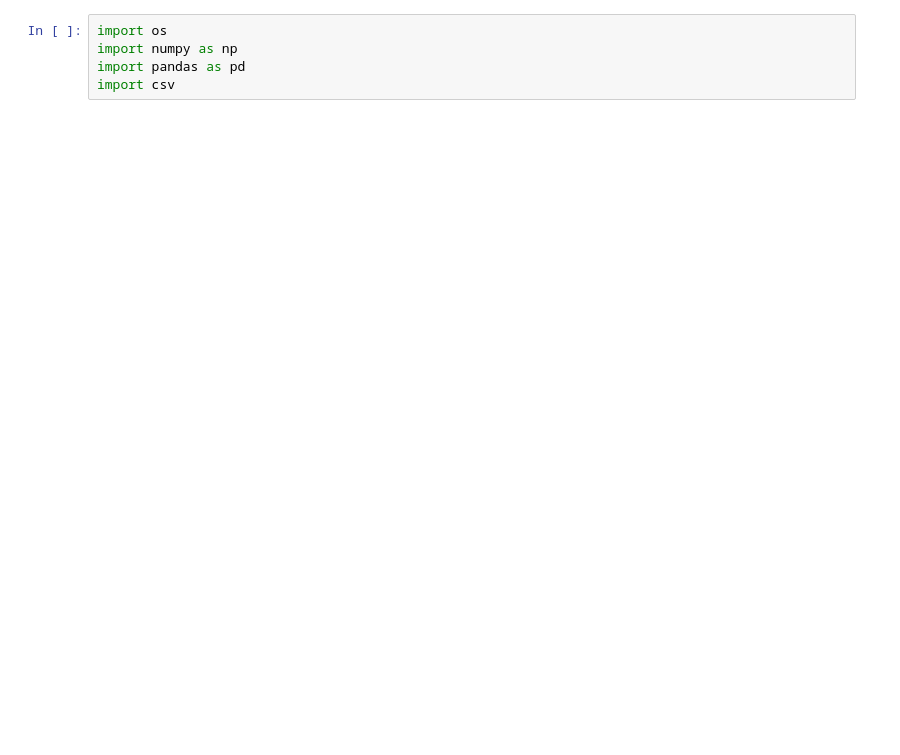
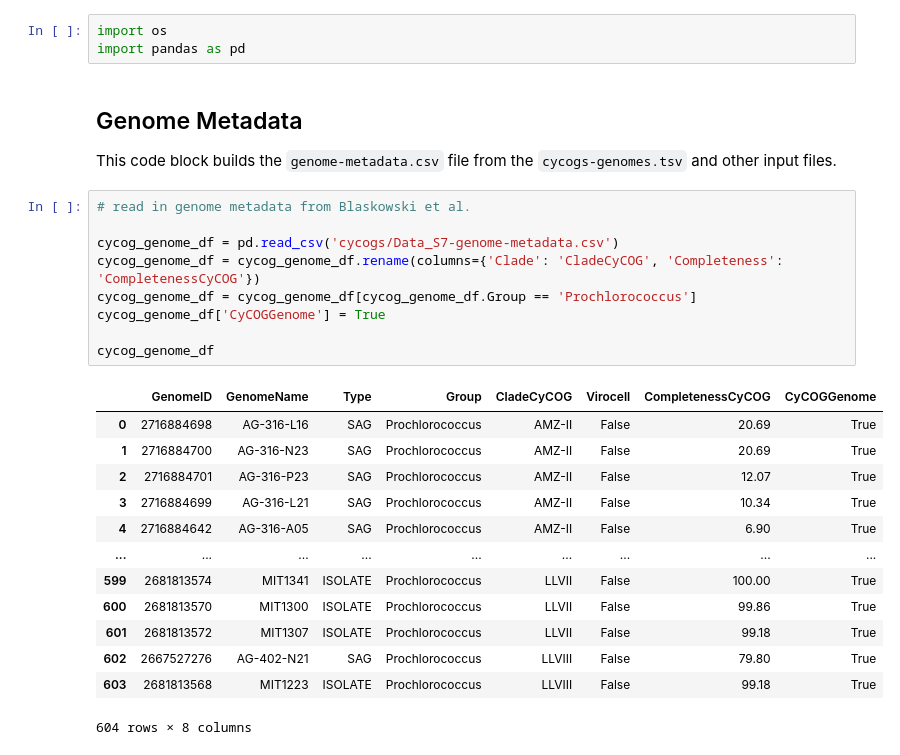
Before and after one commit to Jonahv11/cyano-serralysins, a Jupyter notebook: data/assemble-data-inputs.ipynb, the cells around one changed output. Cells and saved outputs as stored; diff of their text form; blank space fills up the shorter version.

```diff
--- a/data/assemble-data-inputs.ipynb
+++ b/data/assemble-data-inputs.ipynb
@@ -22,6 +27,31 @@ The outputs of this notebook are the following files:
        - `MappingName`, `CyCOGID`, `GenomeName`, `GeneID`, `GeneID`
 # %%
 import os
-import numpy as np
 import pandas as pd
-import csv
+# %% [markdown]
+## Genome Metadata
+
+This code block builds the `genome-metadata.csv` file from the `cycogs-genomes.tsv` and other input files.
+# %%
+# read in genome metadata from Blaskowski et al.
+
+cycog_genome_df = pd.read_csv('cycogs/Data_S7-genome-metadata.csv')
+cycog_genome_df = cycog_genome_df.rename(columns={'Clade': 'CladeCyCOG', 'Completeness': 'CompletenessCyCOG'})
+cycog_genome_df = cycog_genome_df[cycog_genome_df.Group == 'Prochlorococcus']
+cycog_genome_df['CyCOGGenome'] = True
+
+cycog_genome_df
+# %% [output]
+|  | GenomeID | GenomeName | Type | Group | CladeCyCOG | Virocell | CompletenessCyCOG | CyCOGGenome |
+| 0 | 2716884698 | AG-316-L16 | SAG | Prochlorococcus | AMZ-II | False | 20.69 | True |
+| 1 | 2716884700 | AG-316-N23 | SAG | Prochlorococcus | AMZ-II | False | 20.69 | True |
+| 2 | 2716884701 | AG-316-P23 | SAG | Prochlorococcus | AMZ-II | False | 12.07 | True |
+| 3 | 2716884699 | AG-316-L21 | SAG | Prochlorococcus | AMZ-II | False | 10.34 | True |
+| 4 | 2716884642 | AG-316-A05 | SAG | Prochlorococcus | AMZ-II | False | 6.90 | True |
+| ... | ... | ... | ... | ... | ... | ... | ... | ... |
+| 599 | 2681813574 | MIT1341 | ISOLATE | Prochlorococcus | LLVII | False | 100.00 | True |
+| 600 | 2681813570 | MIT1300 | ISOLATE | Prochlorococcus | LLVII | False | 99.86 | True |
+| 601 | 2681813572 | MIT1307 | ISOLATE | Prochlorococcus | LLVII | False | 99.18 | True |
+| 602 | 2667527276 | AG-402-N21 | SAG | Prochlorococcus | LLVIII | False | 79.80 | True |
+| 603 | 2681813568 | MIT1223 | ISOLATE | Prochlorococcus | LLVIII | False | 99.18 | True |
+604 rows × 8 columns
```
Also changed, not shown: parts of 7 cells of this notebook, 3 other files.
